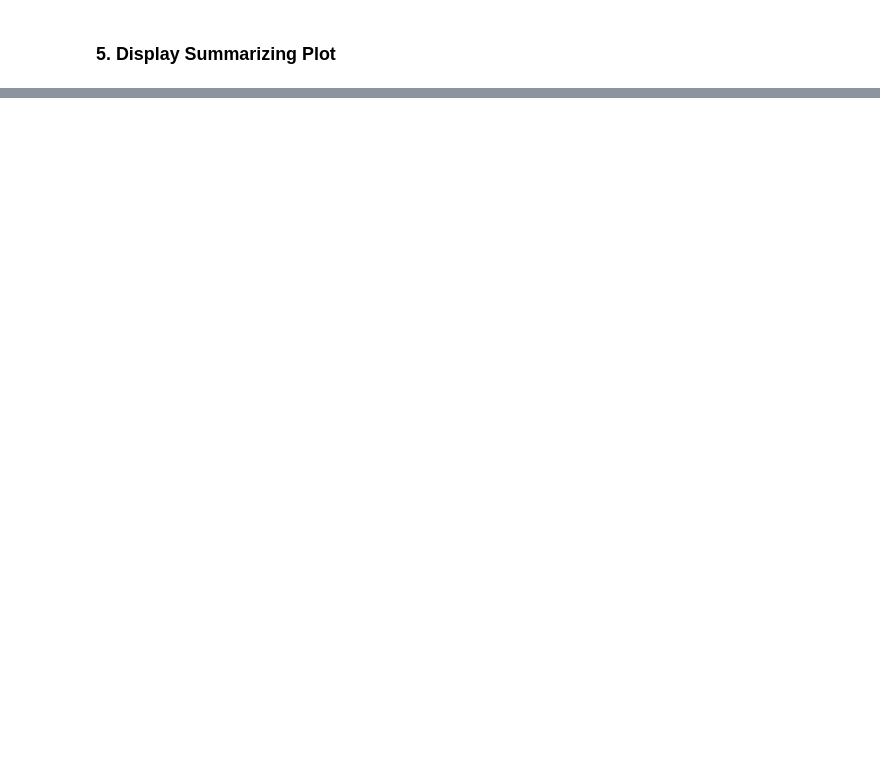
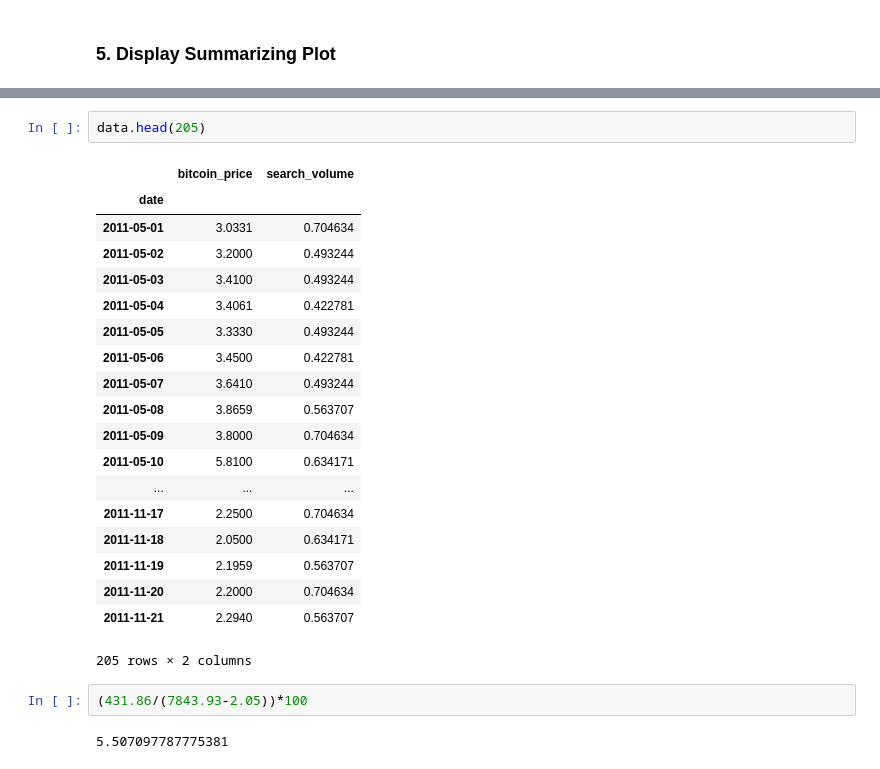
Before and after one commit to thutrangdong/coding-thesis, a Jupyter notebook: workspace_jupyter/analysis/Linear_Regression_Random.ipynb, the cells around one changed output, grey strips where cells are left out. Saved outputs shown, nothing was run; the diff lists cells and outputs as text; blank space fills up the shorter version.

```diff
--- a/workspace_jupyter/analysis/Linear_Regression_Random.ipynb
+++ b/workspace_jupyter/analysis/Linear_Regression_Random.ipynb
@@ -91,0 +111,26 @@ ax.set_ylabel(bitcoin_title)
+# %%
+data.head(205)
+# %% [output]
+|  | bitcoin_price | search_volume |
+| date |  |  |
+| 2011-05-01 | 3.0331 | 0.704634 |
+| 2011-05-02 | 3.2000 | 0.493244 |
+| 2011-05-03 | 3.4100 | 0.493244 |
+| 2011-05-04 | 3.4061 | 0.422781 |
+| 2011-05-05 | 3.3330 | 0.493244 |
+| 2011-05-06 | 3.4500 | 0.422781 |
+| 2011-05-07 | 3.6410 | 0.493244 |
+| 2011-05-08 | 3.8659 | 0.563707 |
+| 2011-05-09 | 3.8000 | 0.704634 |
+| 2011-05-10 | 5.8100 | 0.634171 |
+| ... | ... | ... |
+| 2011-11-17 | 2.2500 | 0.704634 |
+| 2011-11-18 | 2.0500 | 0.634171 |
+| 2011-11-19 | 2.1959 | 0.563707 |
+| 2011-11-20 | 2.2000 | 0.704634 |
+| 2011-11-21 | 2.2940 | 0.563707 |
+205 rows × 2 columns
+# %%
+(431.86/(7843.93-2.05))*100
+# %% [output]
+5.507097787775381
```
Also changed, not shown: parts of 9 cells of this notebook, 1 other file.
